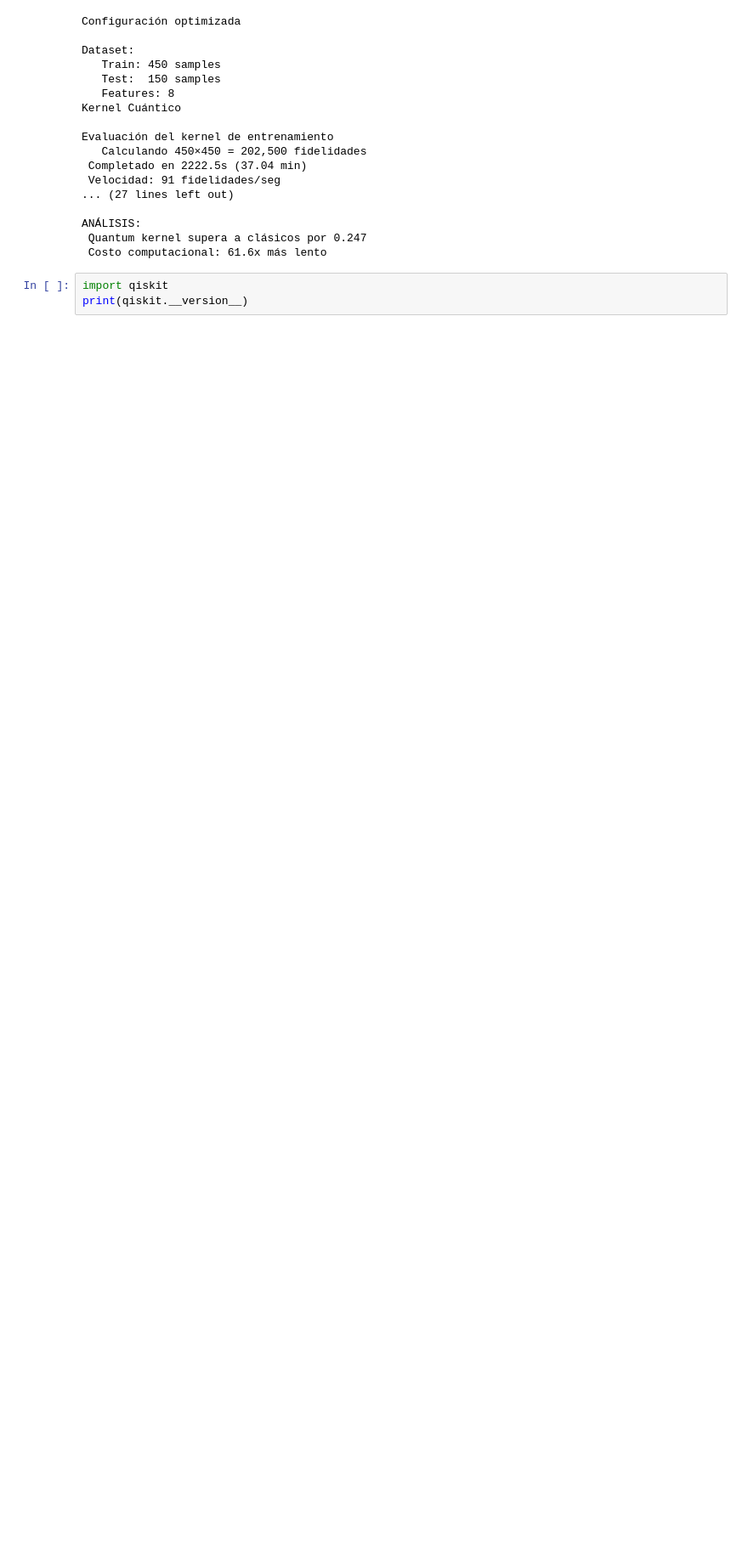
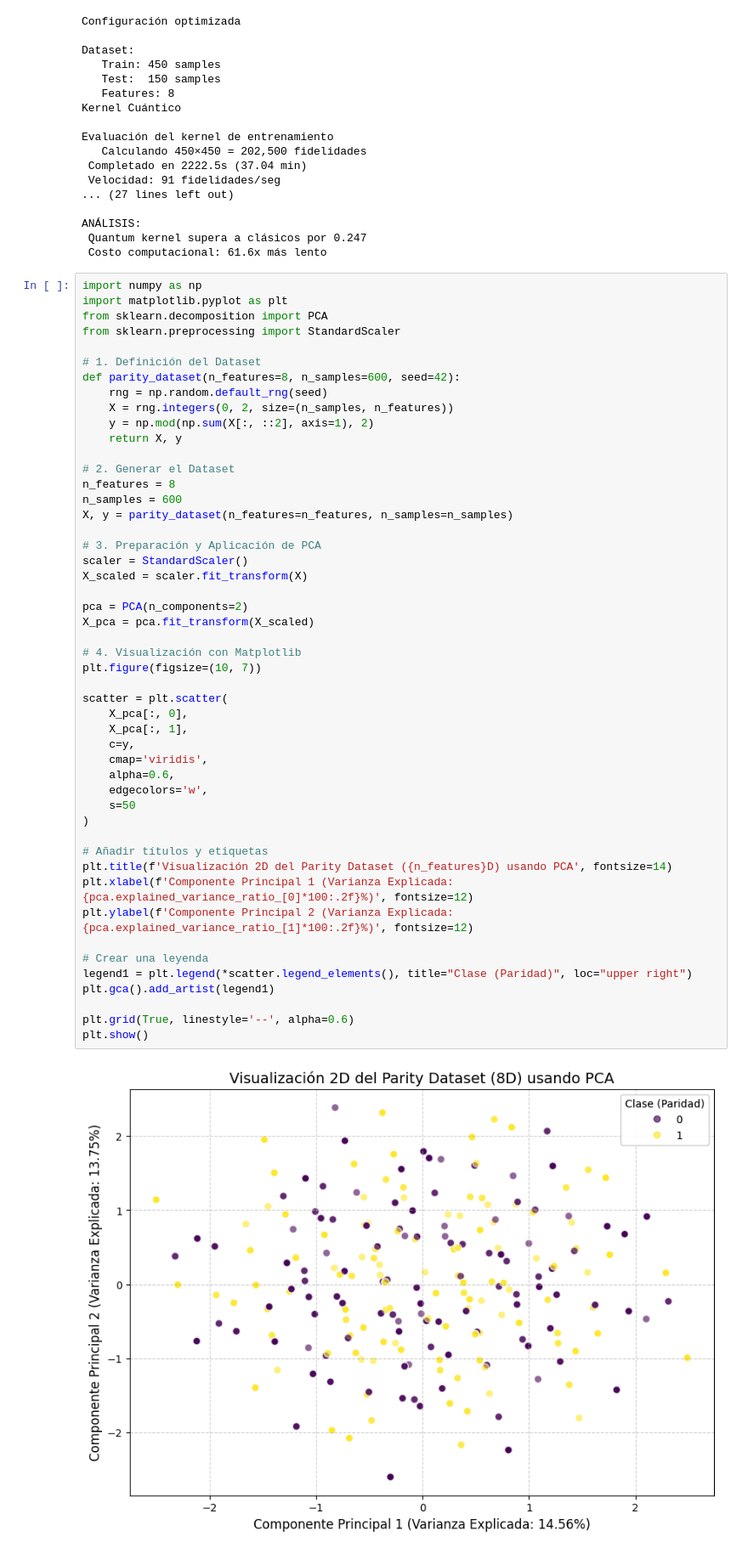
Before and after one commit to JJMunera/Quantum_Kernel_Comparison, a Jupyter notebook: notebooks/notebook2.ipynb, the cells around one changed output. Shown: that part at 85% size. Cells and saved outputs as stored; diff of their text form; blank space fills up the shorter version.

```diff
--- a/notebooks/notebook2.ipynb
+++ b/notebooks/notebook2.ipynb
@@ -170,5 +170,53 @@ ANÁLISIS:
  Quantum kernel supera a clásicos por 0.247
  Costo computacional: 61.6x más lento
 # %%
-import qiskit
-print(qiskit.__version__)
+import numpy as np
+import matplotlib.pyplot as plt
+from sklearn.decomposition import PCA
+from sklearn.preprocessing import StandardScaler
+
+# 1. Definición del Dataset
+def parity_dataset(n_features=8, n_samples=600, seed=42):
+    rng = np.random.default_rng(seed)
+    X = rng.integers(0, 2, size=(n_samples, n_features))
+    y = np.mod(np.sum(X[:, ::2], axis=1), 2)
+    return X, y
+
+# 2. Generar el Dataset
+n_features = 8
+n_samples = 600
+X, y = parity_dataset(n_features=n_features, n_samples=n_samples)
+
+# 3. Preparación y Aplicación de PCA
+scaler = StandardScaler()
+X_scaled = scaler.fit_transform(X)
+
+pca = PCA(n_components=2)
+X_pca = pca.fit_transform(X_scaled)
+
+# 4. Visualización con Matplotlib
+plt.figure(figsize=(10, 7))
+
+scatter = plt.scatter(
+    X_pca[:, 0],
+    X_pca[:, 1],
+    c=y,
+    cmap='viridis',
+    alpha=0.6,
+    edgecolors='w',
+    s=50
+)
+
+# Añadir títulos y etiquetas
+plt.title(f'Visualización 2D del Parity Dataset ({n_features}D) usando PCA', fontsize=14)
+plt.xlabel(f'Componente Principal 1 (Varianza Explicada: {pca.explained_variance_ratio_[0]*100:.2f}%)', fontsize=12)
+plt.ylabel(f'Componente Principal 2 (Varianza Explicada: {pca.explained_variance_ratio_[1]*100:.2f}%)', fontsize=12)
+
+# Crear una leyenda
+legend1 = plt.legend(*scatter.legend_elements(), title="Clase (Paridad)", loc="upper right")
+plt.gca().add_artist(legend1)
+
+plt.grid(True, linestyle='--', alpha=0.6)
+plt.show()
+# %% [output]
+[figure, added]
```
Also changed, not shown: parts of 1 cell of this notebook.
